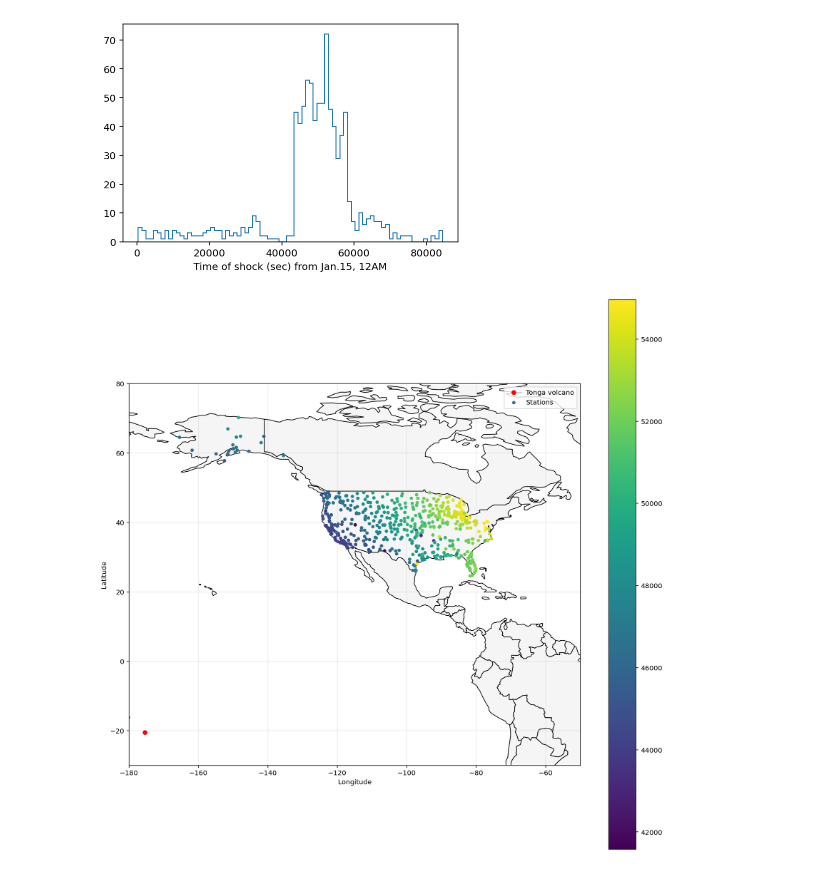
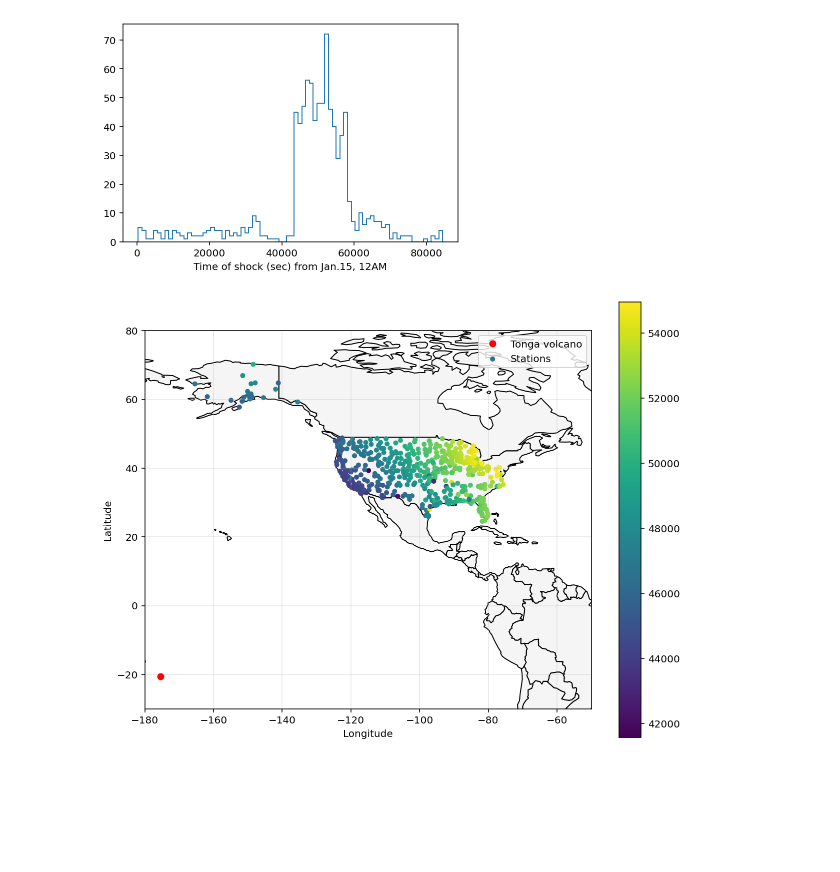
Before and after one commit to yanglyu902/tonga-volcano-shockwave-study, a Jupyter notebook: analysis.ipynb, the cells around one changed output. Drawn from its saved outputs; the diff is of its cells as text; code cells hidden in the pictures; blank space fills up the shorter version.

```diff
--- a/analysis.ipynb
+++ b/analysis.ipynb
@@ -136,12 +138,11 @@ show_gradient('OAK')
 # %%
 # calculate percent change and find time of shock wave arriving
-period = 5
 
 tmp = []
 tmp_raw = []
 for s in all_stations:
     if s in station_with_series_data:
-        changes = df_series[s].pct_change(periods=period)
+        changes = df_series[s].pct_change(periods=5)
         t_min = df_series['time'].loc[changes == np.min(changes)] # TimeStamp
         tmp_raw.append(pd.Timestamp(t_min.values[0]))
         tmp.append((pd.Timestamp(t_min.values[0]) - datetime.datetime(2022, 1, 15, 0, 0, 0)).total_seconds())
@@ -188,20 +194,21 @@ plt.show()
 [figure]
 # %%
 # visualize shock wave!
+
 cut = (df_stations['t_shock'] > 40000) & (df_stations['t_shock'] < 55000)
-fig, ax = plt.subplots(figsize=(15,15))
+fig, ax = plt.subplots(figsize=(10,8))
 df_world.plot(ax=ax, color='whitesmoke', edgecolor='black')
-im = df_stations[cut].plot(ax=ax, column=df_stations['t_shock'][cut], label='Stations', cmap='viridis', legend=True, markersize=16)
-# im = df_stations.plot(ax=ax,label='stations', legend=True, markersize=6)
+im = df_stations[cut].plot(ax=ax, column=df_stations['t_shock'][cut],
+                           label='Stations', cmap='viridis', legend=True, markersize=16)
 ax.plot(-175.385,-20.55, 'o', color='red', label='Tonga volcano')
 ax.set_xlabel('Longitude')
 ax.set_ylabel('Latitude')
 plt.grid(alpha=0.3)
 plt.legend()
 plt.xlim(-180, -50)
 plt.ylim(-30,80)
 plt.show()
 # %% [output]
-[figure, old version]
+[figure, new version]
 # %%
 # save shock wave!
```
Also changed, not shown: parts of 13 cells of this notebook.
